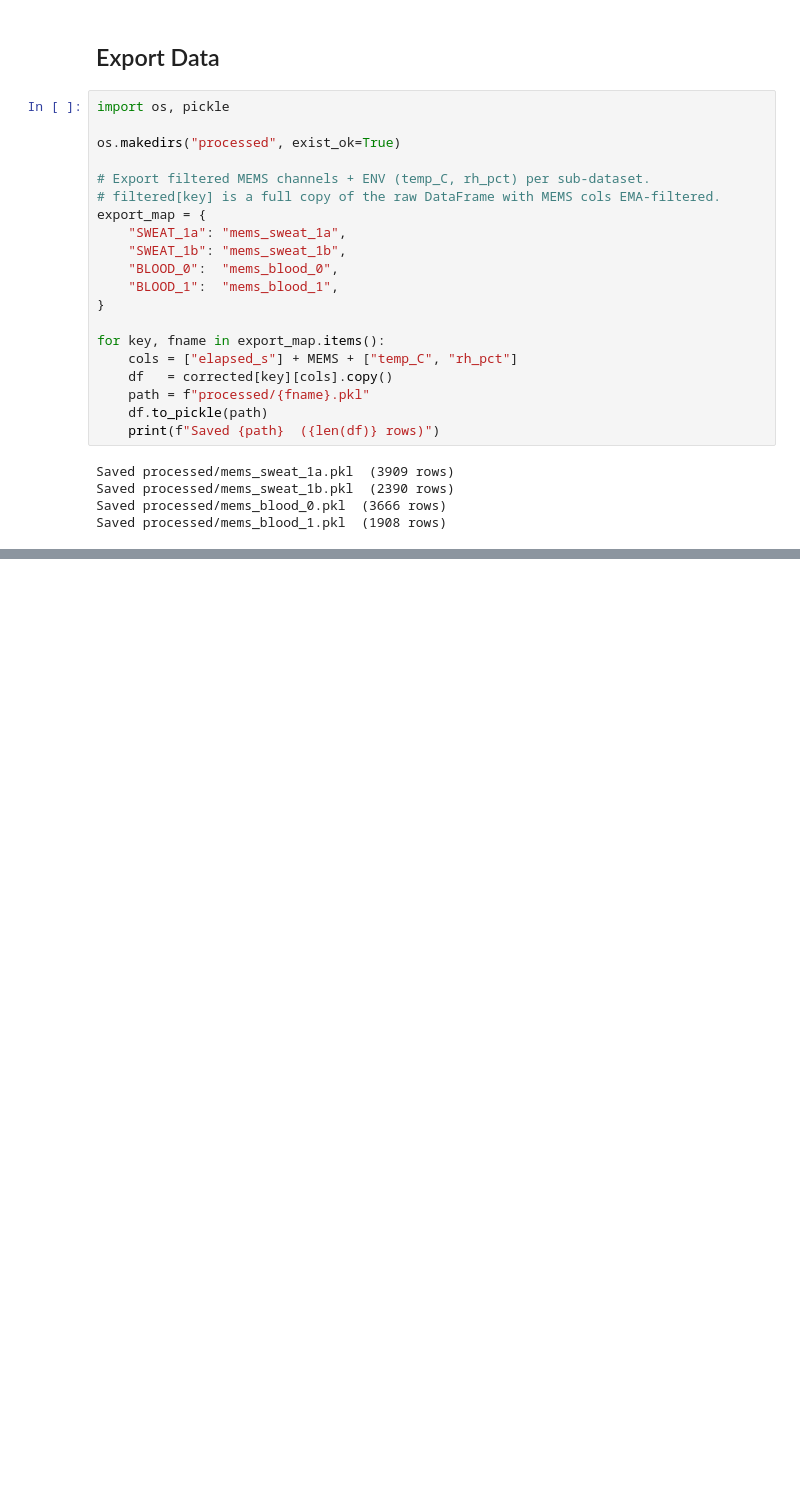
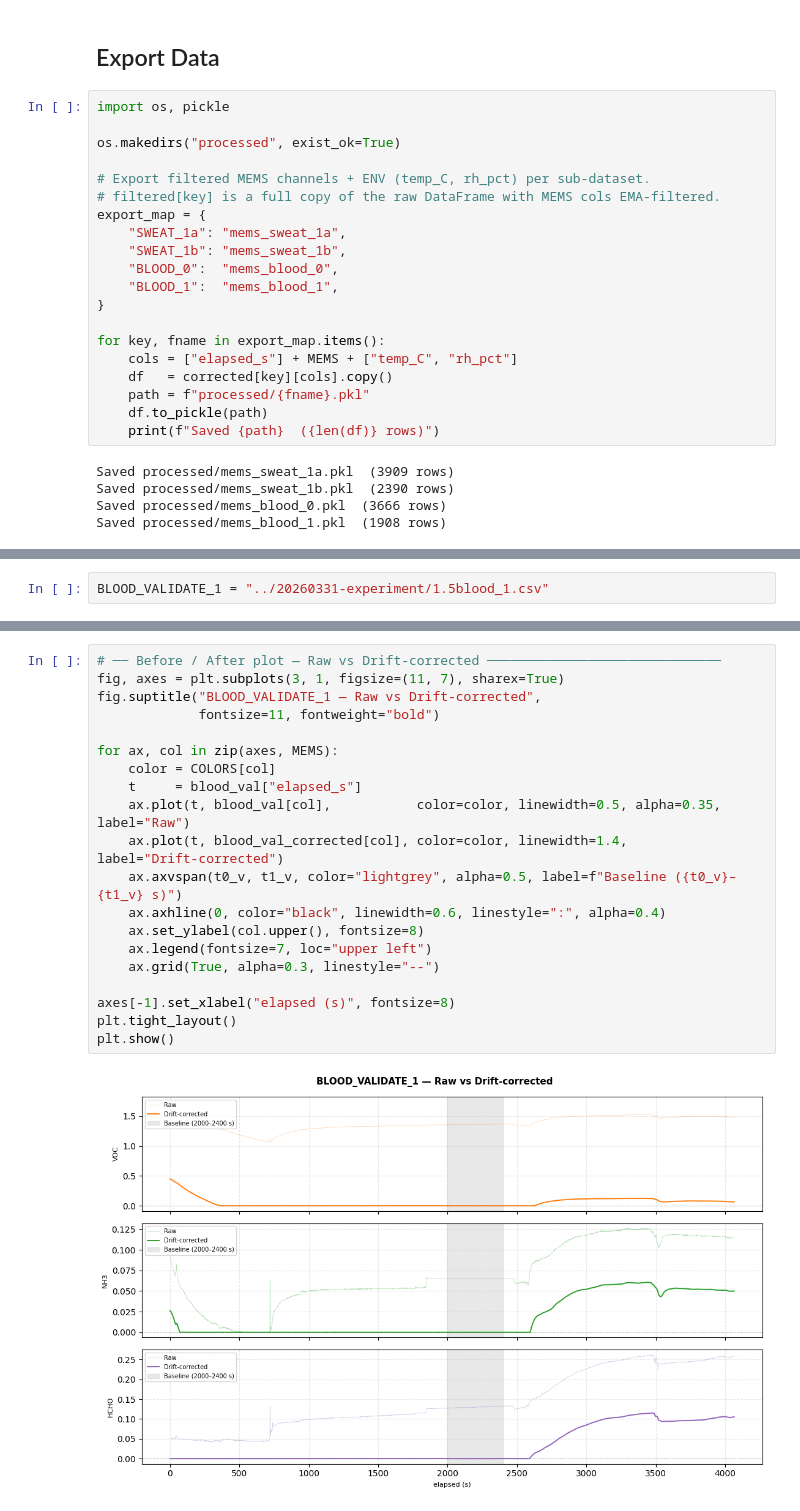
Before and after one commit to brenthoang12/gas-injury-detection, a Jupyter notebook: experiment-data-clean/mems_filter.ipynb, the cells around one changed output, grey strips where cells are left out. Cells and saved outputs as stored; diff of their text form; blank space fills up the shorter version.

```diff
--- a/experiment-data-clean/mems_filter.ipynb
+++ b/experiment-data-clean/mems_filter.ipynb
@@ -403,0 +407,2 @@ Saved processed/mems_blood_1.pkl  (1908 rows)
+# %%
+BLOOD_VALIDATE_1 = "../20260331-experiment/1.5blood_1.csv"
@@ -403,0 +466,22 @@ Saved processed/mems_blood_1.pkl  (1908 rows)
+# %%
+# ── Before / After plot — Raw vs Drift-corrected ──────────────────────────────
+fig, axes = plt.subplots(3, 1, figsize=(11, 7), sharex=True)
+fig.suptitle("BLOOD_VALIDATE_1 — Raw vs Drift-corrected",
+             fontsize=11, fontweight="bold")
+
+for ax, col in zip(axes, MEMS):
+    color = COLORS[col]
+    t     = blood_val["elapsed_s"]
+    ax.plot(t, blood_val[col],           color=color, linewidth=0.5, alpha=0.35, label="Raw")
+    ax.plot(t, blood_val_corrected[col], color=color, linewidth=1.4,             label="Drift-corrected")
+    ax.axvspan(t0_v, t1_v, color="lightgrey", alpha=0.5, label=f"Baseline ({t0_v}–{t1_v} s)")
+    ax.axhline(0, color="black", linewidth=0.6, linestyle=":", alpha=0.4)
+    ax.set_ylabel(col.upper(), fontsize=8)
+    ax.legend(fontsize=7, loc="upper left")
+    ax.grid(True, alpha=0.3, linestyle="--")
+
+axes[-1].set_xlabel("elapsed (s)", fontsize=8)
+plt.tight_layout()
+plt.show()
+# %% [output]
+[figure, added]
```
Also changed, not shown: parts of 4 cells of this notebook, 8 other files.
